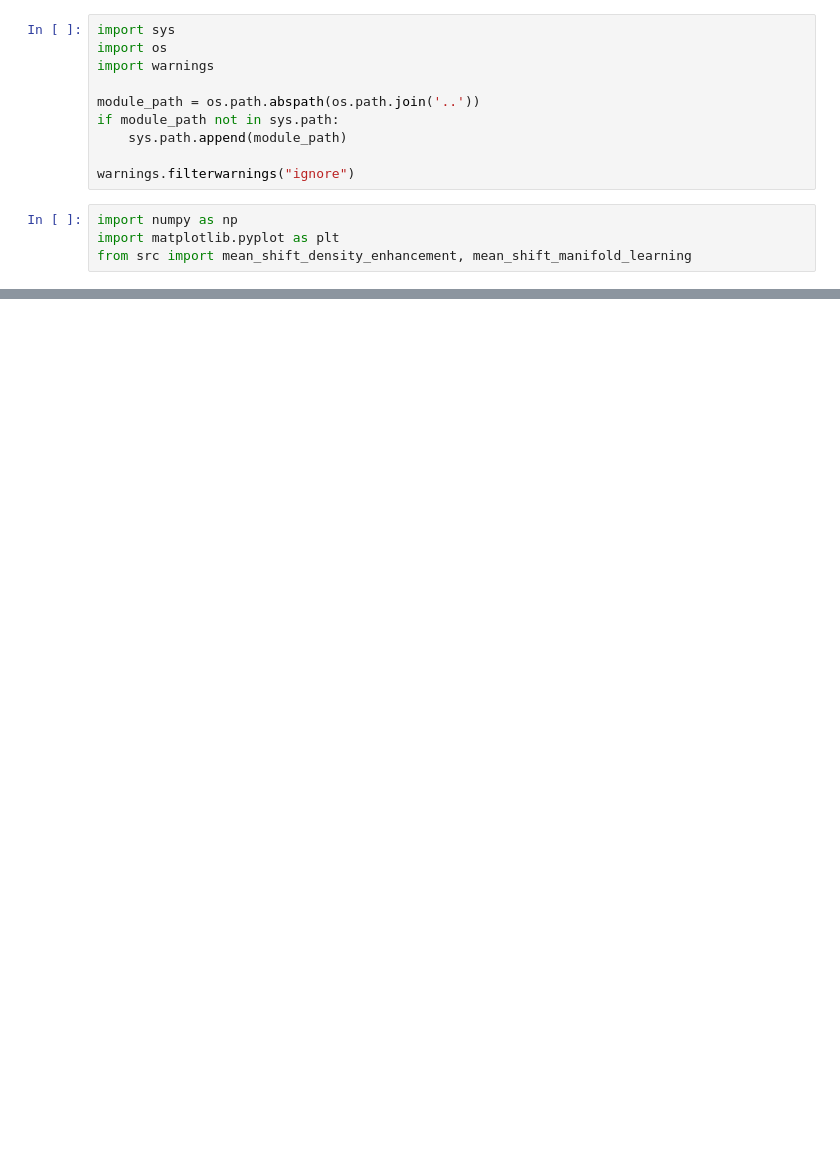
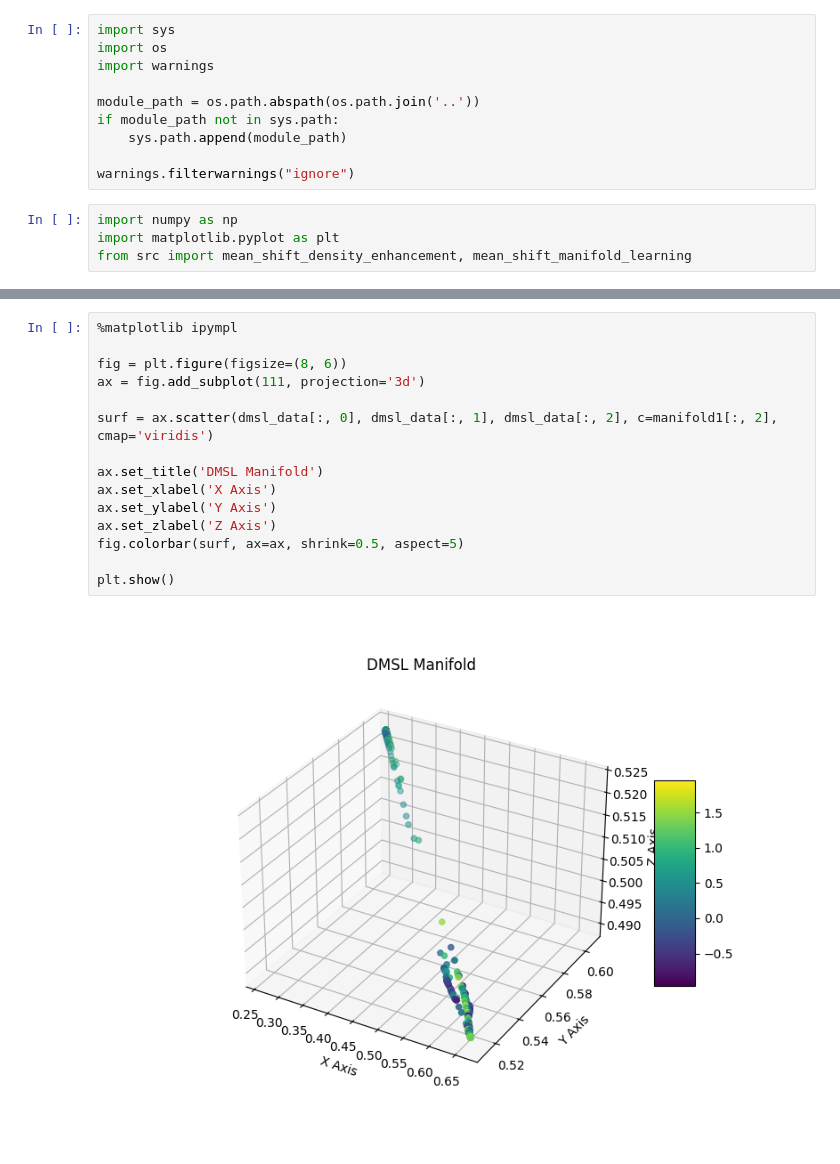
Before and after one commit to nveshaan/msde, a Jupyter notebook: notebooks/visualization.ipynb, the cells around one changed output, grey strips where cells are left out. Cells and saved outputs as stored; diff of their text form; blank space fills up the shorter version.

```diff
--- a/notebooks/visualization.ipynb
+++ b/notebooks/visualization.ipynb
@@ -153,0 +137,17 @@ plt.show()
+# %%
+%matplotlib ipympl
+
+fig = plt.figure(figsize=(8, 6))
+ax = fig.add_subplot(111, projection='3d')
+
+surf = ax.scatter(dmsl_data[:, 0], dmsl_data[:, 1], dmsl_data[:, 2], c=manifold1[:, 2], cmap='viridis')
+
+ax.set_title('DMSL Manifold')
+ax.set_xlabel('X Axis')
+ax.set_ylabel('Y Axis')
+ax.set_zlabel('Z Axis')
+fig.colorbar(surf, ax=ax, shrink=0.5, aspect=5)
+
+plt.show()
+# %% [output]
+[figure, new version]
```
Also changed, not shown: parts of 9 cells of this notebook, 1 other file.
